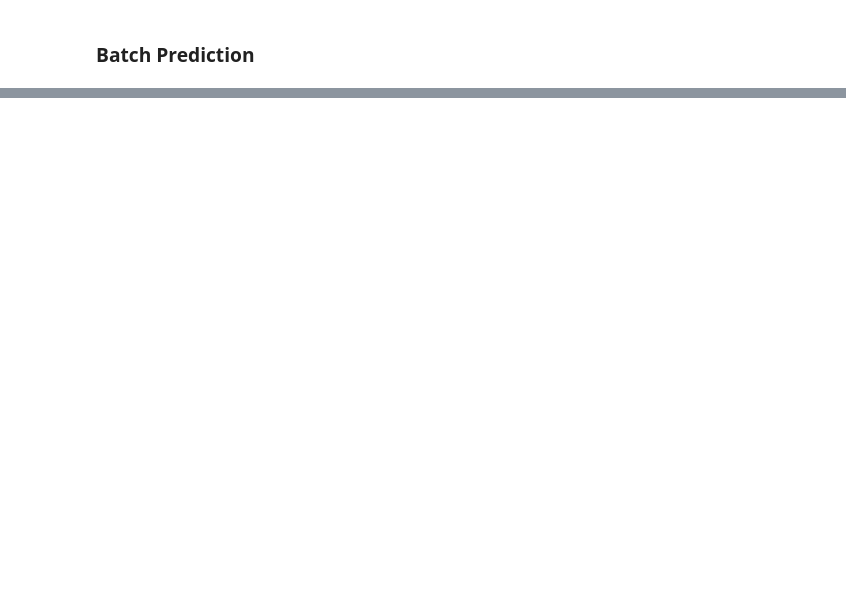
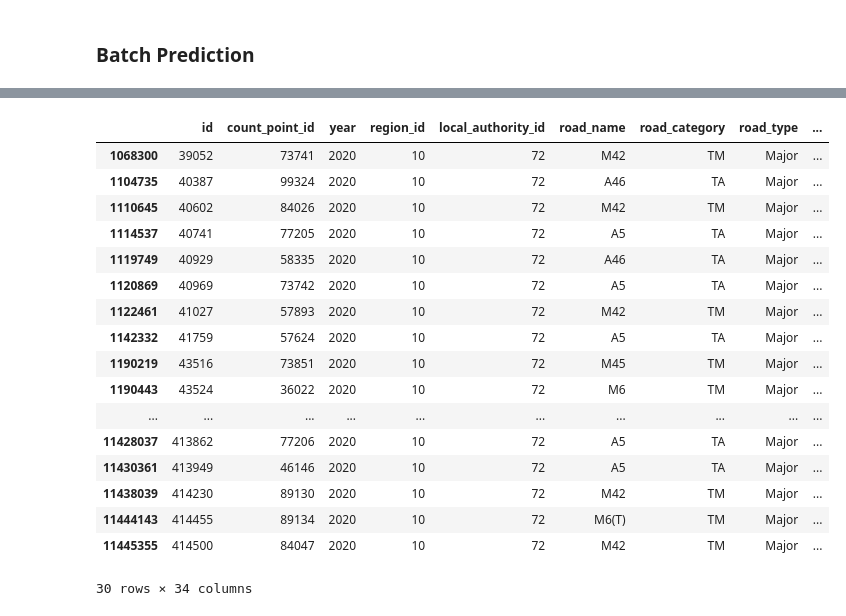
Before and after one commit to JakeRobertBaker/small-object-detection-benchmark, a Jupyter notebook: Full_Pipeline.ipynb, the cells around one changed output, grey strips where cells are left out. Drawn from its saved outputs; the diff is of its cells as text; code cells hidden in the pictures; blank space fills up the shorter version.

```diff
--- a/Full_Pipeline.ipynb
+++ b/Full_Pipeline.ipynb
@@ -146,0 +343,21 @@ visualize_object_predictions(
+# %%
+AADF_ATC_2020_Warwickshire.drop_duplicates()
+# %% [output]
+|  | id | count_point_id | year | region_id | local_authority_id | road_name | road_category | road_type | ... |
+| 1068300 | 39052 | 73741 | 2020 | 10 | 72 | M42 | TM | Major | ... |
+| 1104735 | 40387 | 99324 | 2020 | 10 | 72 | A46 | TA | Major | ... |
+| 1110645 | 40602 | 84026 | 2020 | 10 | 72 | M42 | TM | Major | ... |
+| 1114537 | 40741 | 77205 | 2020 | 10 | 72 | A5 | TA | Major | ... |
+| 1119749 | 40929 | 58335 | 2020 | 10 | 72 | A46 | TA | Major | ... |
+| 1120869 | 40969 | 73742 | 2020 | 10 | 72 | A5 | TA | Major | ... |
+| 1122461 | 41027 | 57893 | 2020 | 10 | 72 | M42 | TM | Major | ... |
+| 1142332 | 41759 | 57624 | 2020 | 10 | 72 | A5 | TA | Major | ... |
+| 1190219 | 43516 | 73851 | 2020 | 10 | 72 | M45 | TM | Major | ... |
+| 1190443 | 43524 | 36022 | 2020 | 10 | 72 | M6 | TM | Major | ... |
+| ... | ... | ... | ... | ... | ... | ... | ... | ... | ... |
+| 11428037 | 413862 | 77206 | 2020 | 10 | 72 | A5 | TA | Major | ... |
+| 11430361 | 413949 | 46146 | 2020 | 10 | 72 | A5 | TA | Major | ... |
+| 11438039 | 414230 | 89130 | 2020 | 10 | 72 | M42 | TM | Major | ... |
+| 11444143 | 414455 | 89134 | 2020 | 10 | 72 | M6(T) | TM | Major | ... |
+| 11445355 | 414500 | 84047 | 2020 | 10 | 72 | M42 | TM | Major | ... |
+30 rows × 34 columns
```
Also changed, not shown: parts of 22 cells of this notebook, 1 other file.
